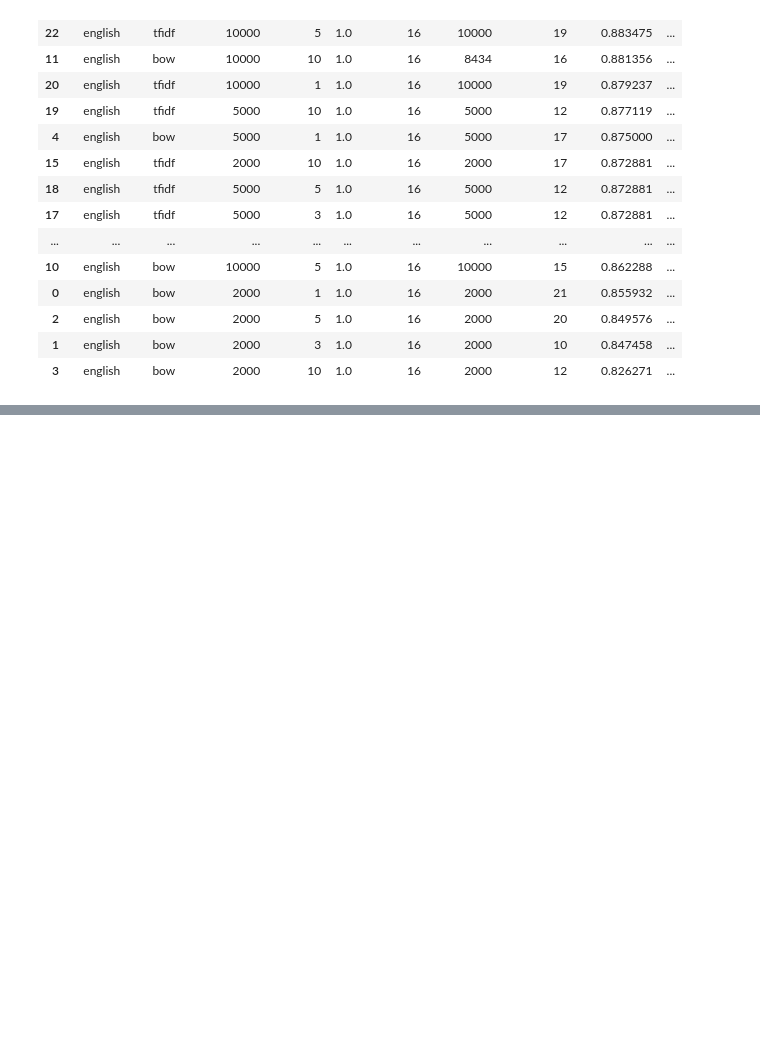
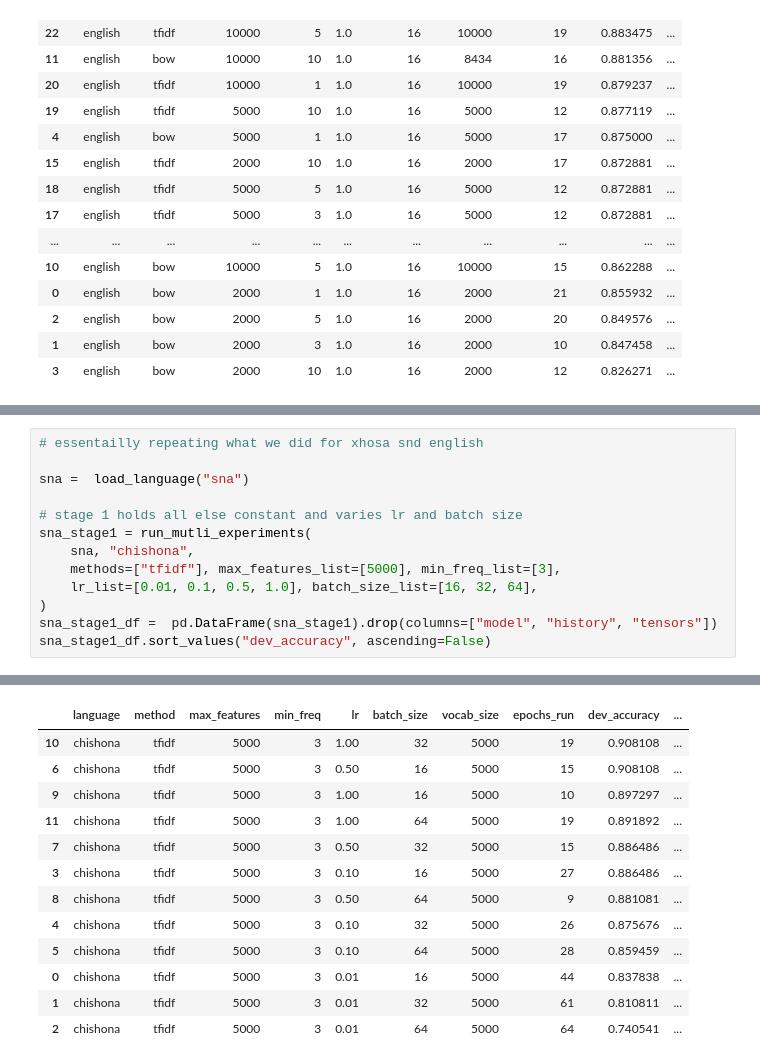
Before and after one commit to Tlotloolifant/Assignment-2, a Jupyter notebook: Assignment 2.ipynb, the cells around one changed output, grey strips where cells are left out. Saved outputs shown, nothing was run; the diff lists cells and outputs as text; blank space fills up the shorter version.

```diff
--- a/Assignment 2.ipynb
+++ b/Assignment 2.ipynb
@@ -663,0 +888,14 @@ Epoch 12/50 Train loss:0.3586 Dev loss: 0.4400 Dev Accuracy:0.8686
+# %%
+# essentailly repeating what we did for xhosa snd english
+
+sna =  load_language("sna")
+
+# stage 1 holds all else constant and varies lr and batch size
+sna_stage1 = run_mutli_experiments(
+    sna, "chishona",
+    methods=["tfidf"], max_features_list=[5000], min_freq_list=[3],
+    lr_list=[0.01, 0.1, 0.5, 1.0], batch_size_list=[16, 32, 64],
+)
+sna_stage1_df =  pd.DataFrame(sna_stage1).drop(columns=["model", "history", "tensors"])
+sna_stage1_df.sort_values("dev_accuracy", ascending=False)
+# %% [output]
@@ -663,0 +919,13 @@ Epoch 12/50 Train loss:0.3586 Dev loss: 0.4400 Dev Accuracy:0.8686
+|  | language | method | max_features | min_freq | lr | batch_size | vocab_size | epochs_run | dev_accuracy | ... |
+| 10 | chishona | tfidf | 5000 | 3 | 1.00 | 32 | 5000 | 19 | 0.908108 | ... |
+| 6 | chishona | tfidf | 5000 | 3 | 0.50 | 16 | 5000 | 15 | 0.908108 | ... |
+| 9 | chishona | tfidf | 5000 | 3 | 1.00 | 16 | 5000 | 10 | 0.897297 | ... |
+| 11 | chishona | tfidf | 5000 | 3 | 1.00 | 64 | 5000 | 19 | 0.891892 | ... |
+| 7 | chishona | tfidf | 5000 | 3 | 0.50 | 32 | 5000 | 15 | 0.886486 | ... |
+| 3 | chishona | tfidf | 5000 | 3 | 0.10 | 16 | 5000 | 27 | 0.886486 | ... |
+| 8 | chishona | tfidf | 5000 | 3 | 0.50 | 64 | 5000 | 9 | 0.881081 | ... |
+| 4 | chishona | tfidf | 5000 | 3 | 0.10 | 32 | 5000 | 26 | 0.875676 | ... |
+| 5 | chishona | tfidf | 5000 | 3 | 0.10 | 64 | 5000 | 28 | 0.859459 | ... |
+| 0 | chishona | tfidf | 5000 | 3 | 0.01 | 16 | 5000 | 44 | 0.837838 | ... |
+| 1 | chishona | tfidf | 5000 | 3 | 0.01 | 32 | 5000 | 61 | 0.810811 | ... |
+| 2 | chishona | tfidf | 5000 | 3 | 0.01 | 64 | 5000 | 64 | 0.740541 | ... |
```
Also changed, not shown: parts of 12 cells of this notebook.
